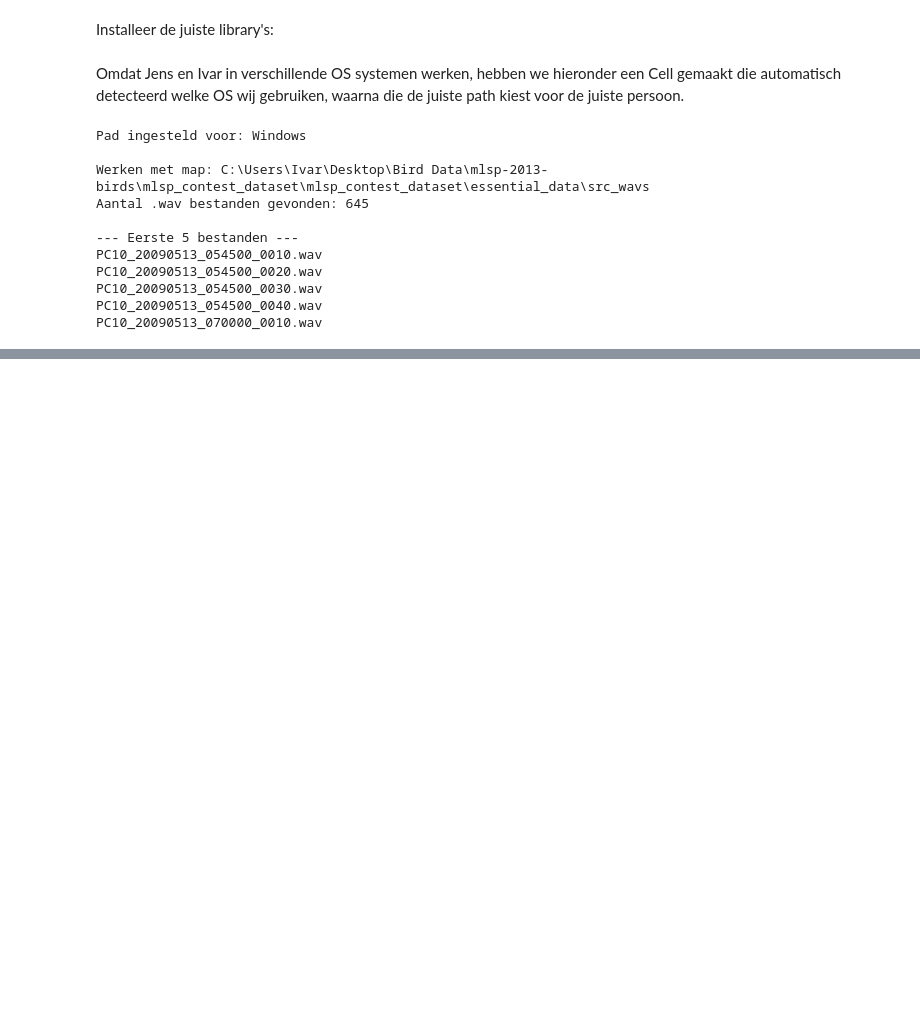
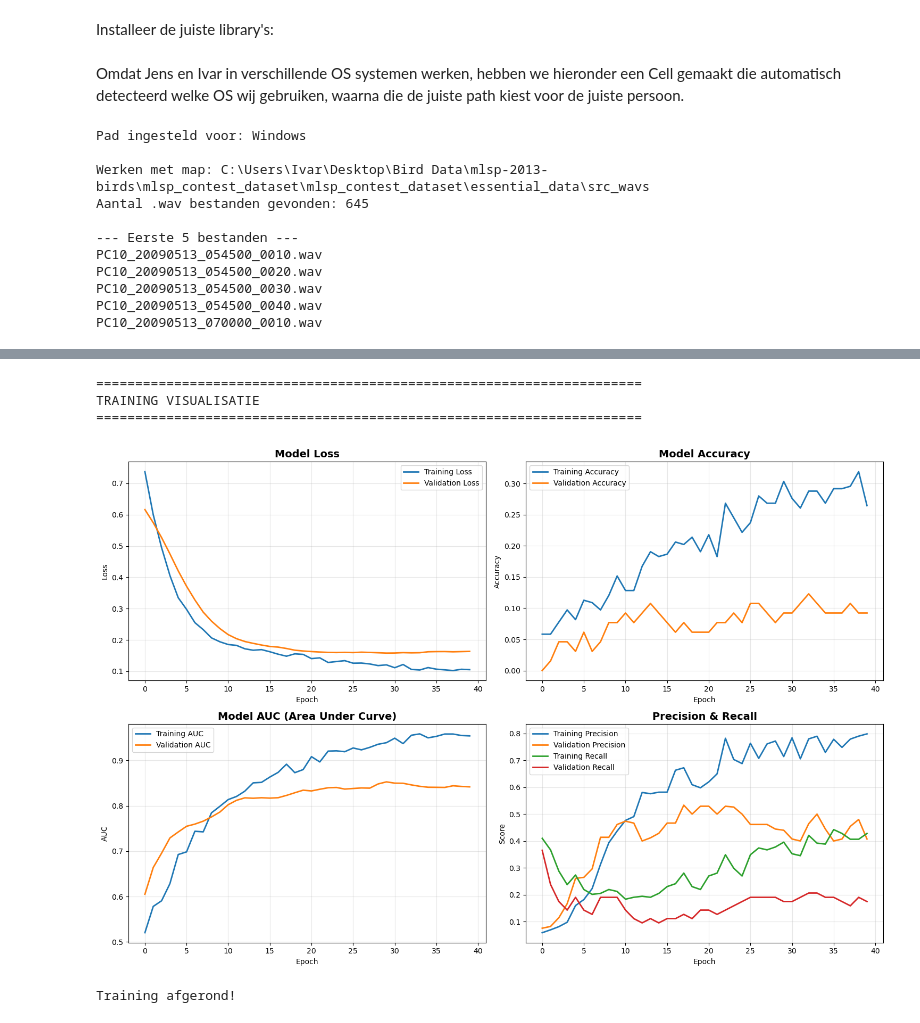
Before and after one commit to IvarHek/DataScienceProjectweek2025, a Jupyter notebook: BirdClassification.ipynb, the cells around one changed output, grey strips where cells are left out. Cells and saved outputs as stored; diff of their text form; code cells hidden in the pictures; blank space fills up the shorter version.

Commit message:
Eerste NN model

```diff
--- a/BirdClassification.ipynb
+++ b/BirdClassification.ipynb
@@ -233,0 +819,56 @@ Totaal 0 trainingsbestanden gevonden.
+# %%
+print("="*70)
+print("TRAINING VISUALISATIE")
+print("="*70)
+
+# Plot loss en metrics
+fig, axes = plt.subplots(2, 2, figsize=(15, 10))
+
+# 1. Loss
+axes[0, 0].plot(history.history['loss'], label='Training Loss', linewidth=2)
+axes[0, 0].plot(history.history['val_loss'], label='Validation Loss', linewidth=2)
+axes[0, 0].set_title('Model Loss', fontsize=14, fontweight='bold')
+axes[0, 0].set_xlabel('Epoch')
+axes[0, 0].set_ylabel('Loss')
+axes[0, 0].legend()
+axes[0, 0].grid(True, alpha=0.3)
+
+# 2. Accuracy
+axes[0, 1].plot(history.history['accuracy'], label='Training Accuracy', linewidth=2)
+axes[0, 1].plot(history.history['val_accuracy'], label='Validation Accuracy', linewidth=2)
+axes[0, 1].set_title('Model Accuracy', fontsize=14, fontweight='bold')
+axes[0, 1].set_xlabel('Epoch')
+axes[0, 1].set_ylabel('Accuracy')
+axes[0, 1].legend()
+axes[0, 1].grid(True, alpha=0.3)
+
+# 3. AUC
+axes[1, 0].plot(history.history['auc'], label='Training AUC', linewidth=2)
+axes[1, 0].plot(history.history['val_auc'], label='Validation AUC', linewidth=2)
+axes[1, 0].set_title('Model AUC (Area Under Curve)', fontsize=14, fontweight='bold')
+axes[1, 0].set_xlabel('Epoch')
+axes[1, 0].set_ylabel('AUC')
+axes[1, 0].legend()
+axes[1, 0].grid(True, alpha=0.3)
+
+# 4. Precision & Recall
+axes[1, 1].plot(history.history['precision'], label='Training Precision', linewidth=2)
+axes[1, 1].plot(history.history['val_precision'], label='Validation Precision', linewidth=2)
+axes[1, 1].plot(history.history['recall'], label='Training Recall', linewidth=2)
+axes[1, 1].plot(history.history['val_recall'], label='Validation Recall', linewidth=2)
+axes[1, 1].set_title('Precision & Recall', fontsize=14, fontweight='bold')
+axes[1, 1].set_xlabel('Epoch')
+axes[1, 1].set_ylabel('Score')
+axes[1, 1].legend()
+axes[1, 1].grid(True, alpha=0.3)
+
+plt.tight_layout()
+plt.show()
+
+print("\nTraining afgerond!")
+# %% [output]
+======================================================================
+TRAINING VISUALISATIE
+======================================================================
+[figure, added]
+Training afgerond!
```
Also changed, not shown: parts of 13 cells of this notebook.
